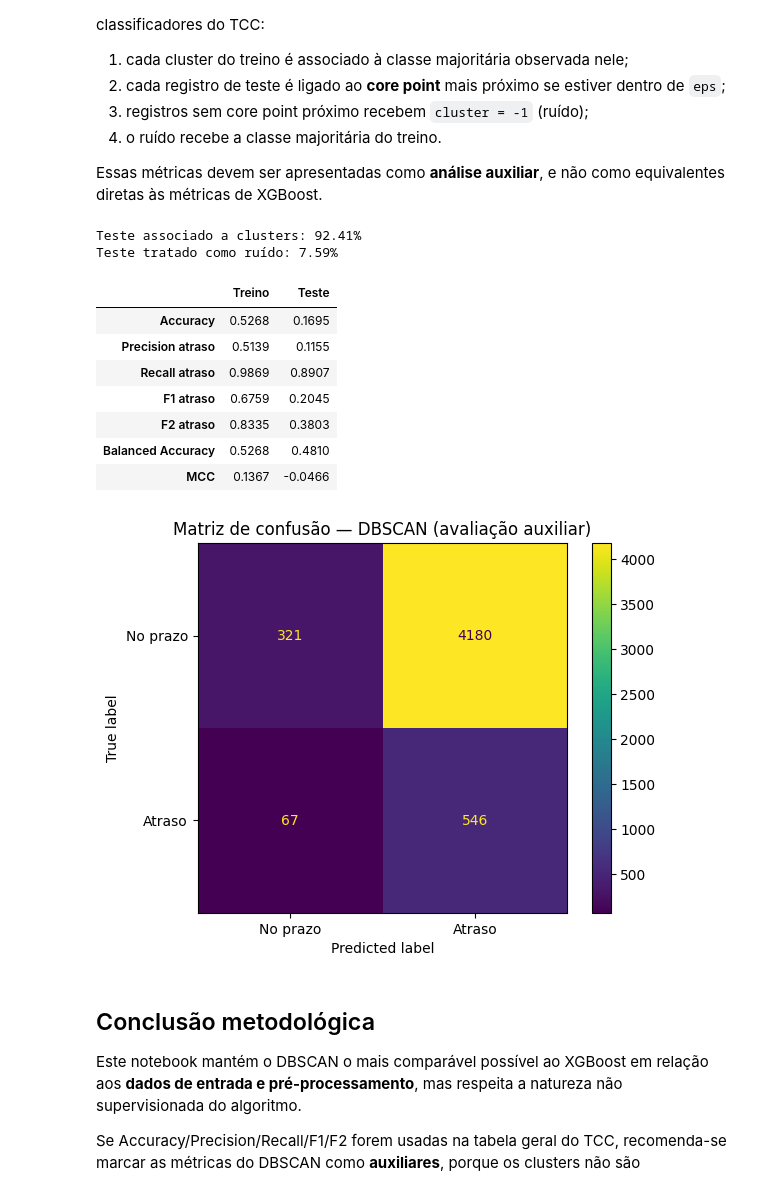
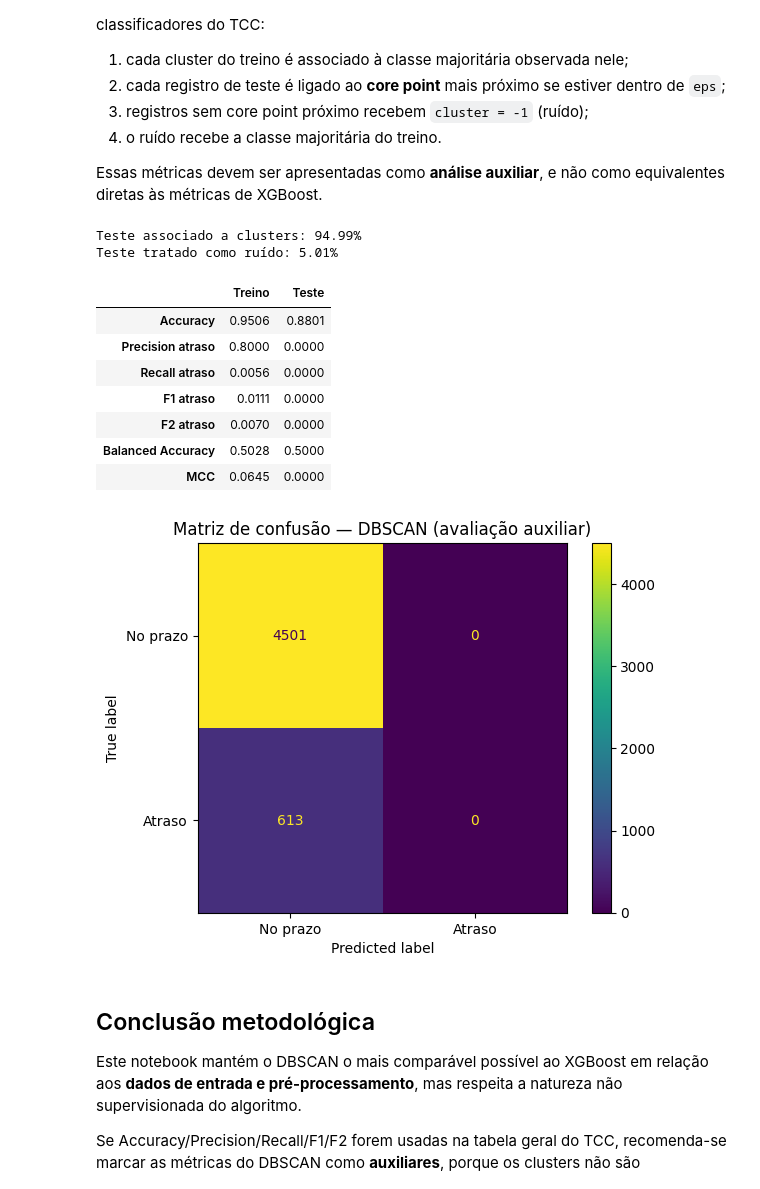
Before and after one commit to Last-Mile-Optimization/backend, a Jupyter notebook: modelo/split-temporal/DBSCAN_temporal_split_last_mile.ipynb, the cells around one changed output. Saved outputs shown, nothing was run; the diff lists cells and outputs as text; code cells hidden in the pictures.

```diff
--- a/modelo/split-temporal/DBSCAN_temporal_split_last_mile.ipynb
+++ b/modelo/split-temporal/DBSCAN_temporal_split_last_mile.ipynb
@@ -302,10 +261,10 @@ Para evitar custo excessivo durante a busca, é usada uma amostra determinístic
 RANDOM_STATE = 42
 MAX_TUNING_ROWS = 20000
 
-if len(X_train_smote) > MAX_TUNING_ROWS:
-    X_tune = X_train_smote.sample(MAX_TUNING_ROWS, random_state=RANDOM_STATE).copy()
+if len(X_train) > MAX_TUNING_ROWS:
+    X_tune = X_train.sample(MAX_TUNING_ROWS, random_state=RANDOM_STATE).copy()
 else:
-    X_tune = X_train_smote.copy()
+    X_tune = X_train.copy()
 
 print(f"Registros usados na busca: {len(X_tune):,}")
 
@@ -444,7 +403,7 @@ dbscan_final = DBSCAN(
     n_jobs=-1
 )
 
-cluster_train = dbscan_final.fit_predict(X_train_smote)
+cluster_train = dbscan_final.fit_predict(X_train)
 
 n_clusters_train = len(set(cluster_train)) - (1 if -1 in cluster_train else 0)
 n_noise_train = int(np.sum(cluster_train == -1))
@@ -454,8 +413,8 @@ print(f"Registros classificados como ruído: {n_noise_train:,} ({n_noise_train/l
 
 resultado_train = pd.DataFrame({
     "cluster": cluster_train,
-    "atraso_real": y_train_smote.to_numpy()
-}, index=X_train_smote.index)
+    "atraso_real": y_train.to_numpy()
+}, index=X_train.index)
 
 composicao_clusters = (
     resultado_train
@@ -472,8 +431,8 @@ display(composicao_clusters)
 
 # Métricas de concordância entre estrutura dos clusters e classe real.
 # Elas NÃO transformam DBSCAN em classificador.
-ari = adjusted_rand_score(y_train_smote, cluster_train)
-nmi = normalized_mutual_info_score(y_train_smote, cluster_train)
+ari = adjusted_rand_score(y_train, cluster_train)
+nmi = normalized_mutual_info_score(y_train, cluster_train)
 
 print(f"Adjusted Rand Index (ARI): {ari:.4f}")
 print(f"Normalized Mutual Information (NMI): {nmi:.4f}")
@@ -537,7 +497,7 @@ if len(dbscan_final.core_sample_indices_) == 0:
     raise RuntimeError("O DBSCAN final não encontrou core points.")
 
 core_indices = dbscan_final.core_sample_indices_
-X_core = X_train_smote.iloc[core_indices]
+X_core = X_train.iloc[core_indices]
 core_cluster_labels = cluster_train[core_indices]
 
 nn_core = NearestNeighbors(n_neighbors=1, n_jobs=-1)
@@ -555,7 +515,7 @@ print(f"Teste associado a clusters: {dentro_eps.mean():.2%}")
 print(f"Teste tratado como ruído: {(~dentro_eps).mean():.2%}")
 
 # Classe majoritária de cada cluster, calculada SOMENTE no treino.
-classe_majoritaria_global = int(y_train_smote.mode().iloc[0])
+classe_majoritaria_global = int(y_train.mode().iloc[0])
 
 cluster_to_class = (
     resultado_train[resultado_train["cluster"] != -1]
@@ -578,44 +538,44 @@ y_pred_test = np.array([
 
 def metricas_classificacao_auxiliar(y_true, y_pred):
     return {
         "Accuracy": accuracy_score(y_true, y_pred),
         "Precision atraso": precision_score(y_true, y_pred, zero_division=0),
         "Recall atraso": recall_score(y_true, y_pred, zero_division=0),
         "F1 atraso": f1_score(y_true, y_pred, zero_division=0),
         "F2 atraso": fbeta_score(y_true, y_pred, beta=2, zero_division=0),
         "Balanced Accuracy": balanced_accuracy_score(y_true, y_pred),
         "MCC": matthews_corrcoef(y_true, y_pred),
     }
 
-metricas_train = metricas_classificacao_auxiliar(y_train_smote, y_pred_train)
+metricas_train = metricas_classificacao_auxiliar(y_train, y_pred_train)
 metricas_test = metricas_classificacao_auxiliar(y_test, y_pred_test)
 
 df_metricas = pd.DataFrame({
     "Treino": metricas_train,
     "Teste": metricas_test
 })
 
 display(df_metricas.round(4))
 
 ConfusionMatrixDisplay.from_predictions(
     y_test,
     y_pred_test,
     display_labels=["No prazo", "Atraso"]
 )
 plt.title("Matriz de confusão — DBSCAN (avaliação auxiliar)")
 plt.show()
 # %% [output]
-Teste associado a clusters: 92.41%
-Teste tratado como ruído: 7.59%
+Teste associado a clusters: 94.99%
+Teste tratado como ruído: 5.01%
 |  | Treino | Teste |
-| Accuracy | 0.5268 | 0.1695 |
-| Precision atraso | 0.5139 | 0.1155 |
-| Recall atraso | 0.9869 | 0.8907 |
-| F1 atraso | 0.6759 | 0.2045 |
-| F2 atraso | 0.8335 | 0.3803 |
-| Balanced Accuracy | 0.5268 | 0.4810 |
-| MCC | 0.1367 | -0.0466 |
+| Accuracy | 0.9506 | 0.8801 |
+| Precision atraso | 0.8000 | 0.0000 |
+| Recall atraso | 0.0056 | 0.0000 |
+| F1 atraso | 0.0111 | 0.0000 |
+| F2 atraso | 0.0070 | 0.0000 |
+| Balanced Accuracy | 0.5028 | 0.5000 |
+| MCC | 0.0645 | 0.0000 |
-[figure, old version]
+[figure, new version]
 # %% [markdown]
 ## Conclusão metodológica
 
```
Also changed, not shown: parts of 9 cells of this notebook, 2 other files.
